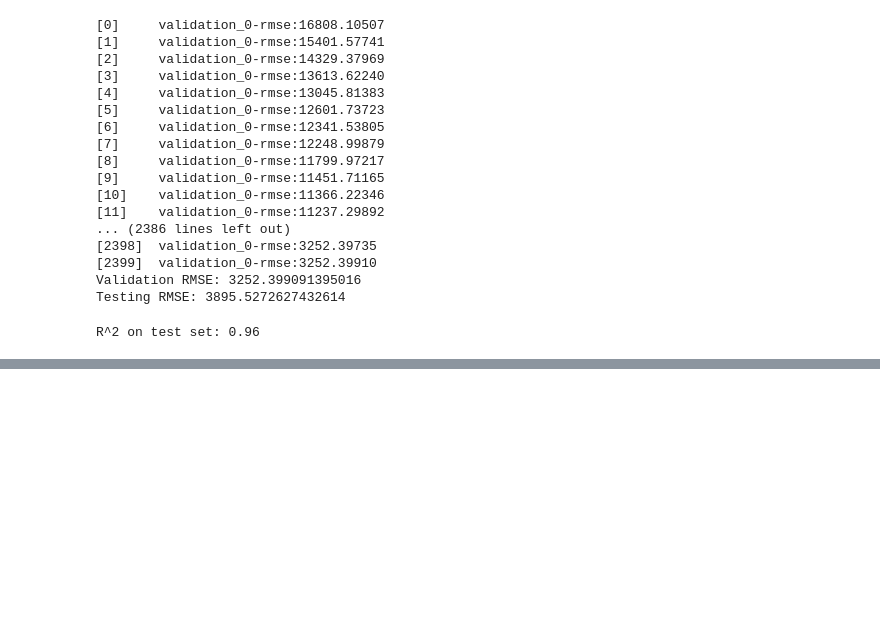
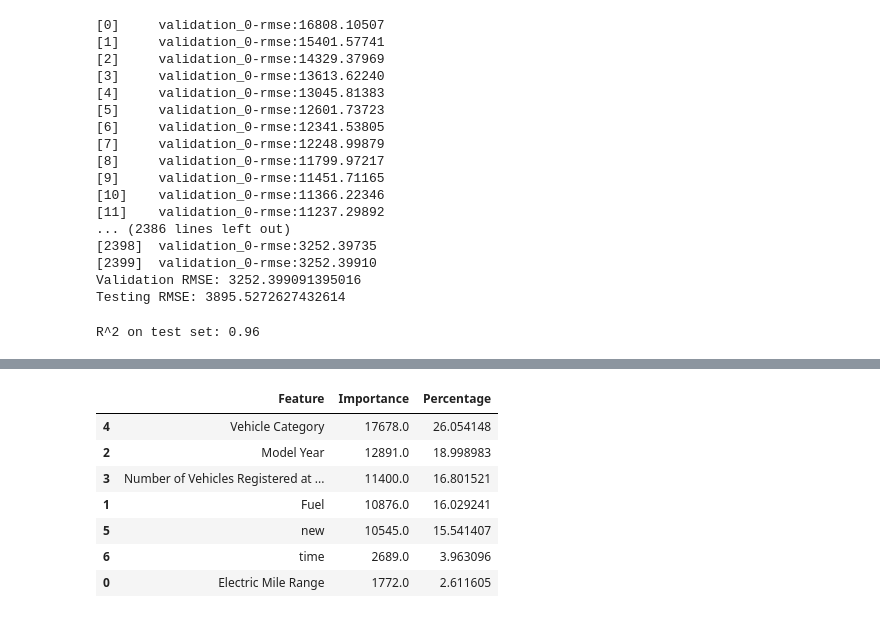
Before and after one commit to yiyi-tang/Vehicle-Inventory-Prediction, a Jupyter notebook: models/Chevron_XGB.ipynb, the cells around one changed output, grey strips where cells are left out. Saved outputs shown, nothing was run; the diff lists cells and outputs as text; code cells hidden in the pictures; blank space fills up the shorter version.

Commit message:
Update xgb model

```diff
--- a/models/Chevron_XGB.ipynb
+++ b/models/Chevron_XGB.ipynb
@@ -475,0 +503,19 @@ df.to_csv("submission.csv", index=False)
+# %%
+importance_df['Feature'] = importance_df['Original Feature'].apply(lambda x: x.split('_')[0] if '_' in x else x)
+importance_summary = importance_df.groupby('Feature')['Importance'].sum().reset_index()
+
+# Softmax
+importance_summary["Percentage"] = (importance_summary["Importance"] / importance_summary["Importance"].sum()) * 100
+
+
+importance_summary = importance_summary.sort_values(by='Percentage', ascending=False)
+importance_summary
+# %% [output]
+|  | Feature | Importance | Percentage |
+| 4 | Vehicle Category | 17678.0 | 26.054148 |
+| 2 | Model Year | 12891.0 | 18.998983 |
+| 3 | Number of Vehicles Registered at ... | 11400.0 | 16.801521 |
+| 1 | Fuel | 10876.0 | 16.029241 |
+| 5 | new | 10545.0 | 15.541407 |
+| 6 | time | 2689.0 | 3.963096 |
+| 0 | Electric Mile Range | 1772.0 | 2.611605 |
```
Also changed, not shown: parts of 10 cells of this notebook.
